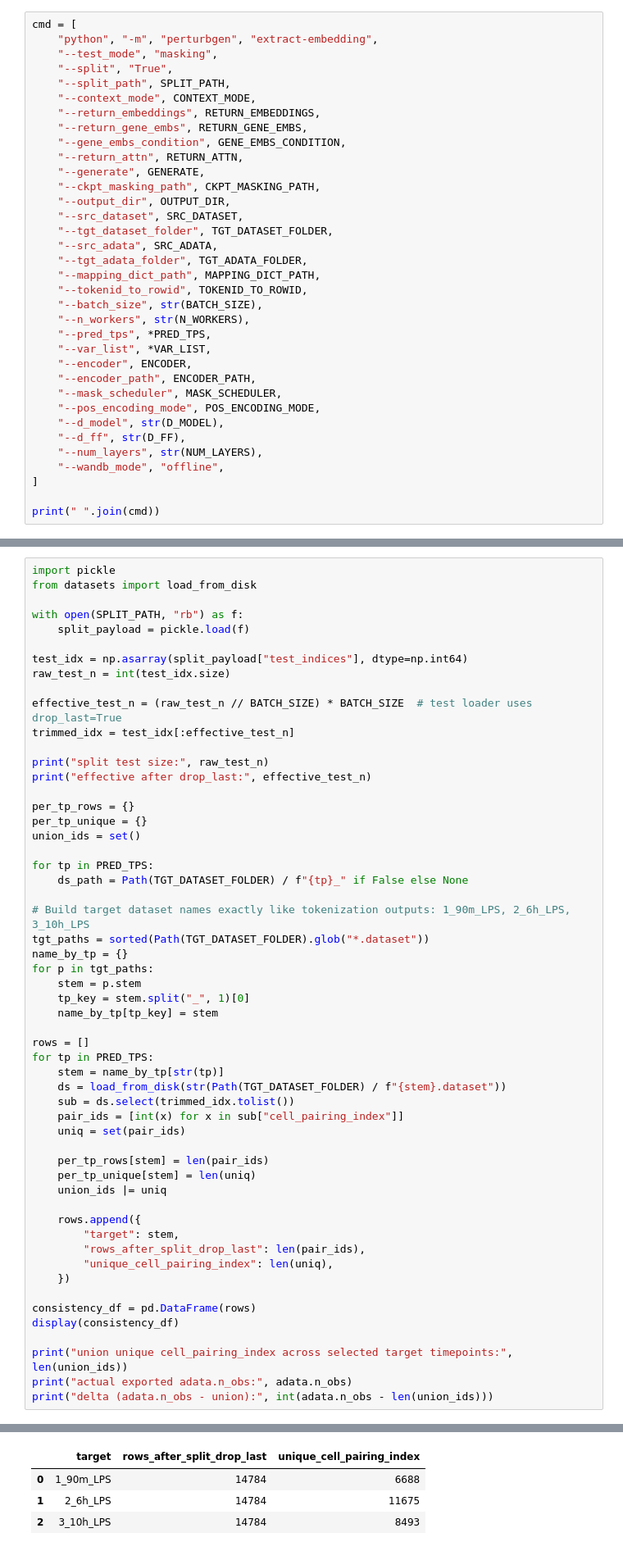
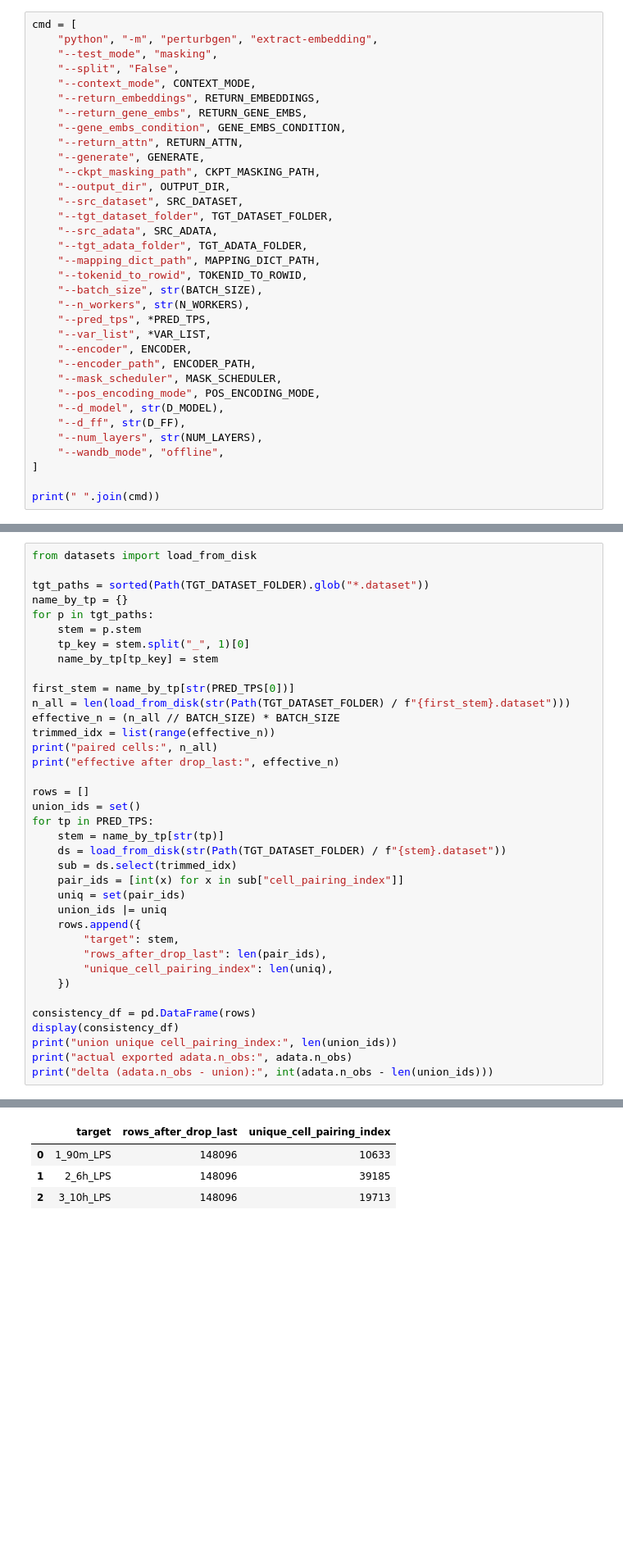
Before and after one commit to kocemir/Perturbgen, a Jupyter notebook: docs/examples/04_GeneEmbedding_Extraction.ipynb, the cells around one changed output, grey strips where cells are left out. Shown at 82% size. Saved outputs shown, nothing was run; the diff lists cells and outputs as text; blank space fills up the shorter version.

```diff
--- a/docs/examples/04_GeneEmbedding_Extraction.ipynb
+++ b/docs/examples/04_GeneEmbedding_Extraction.ipynb
@@ -142,8 +141,7 @@ context_mode: True | split: True (test only)
 cmd = [
     "python", "-m", "perturbgen", "extract-embedding",
     "--test_mode", "masking",
-    "--split", "True",
-    "--split_path", SPLIT_PATH,
+    "--split", "False",
     "--context_mode", CONTEXT_MODE,
     "--return_embeddings", RETURN_EMBEDDINGS,
     "--return_gene_embs", RETURN_GENE_EMBS,
@@ -257,27 +427,6 @@ This section computes, from first principles, why the exported embedding table c
 # %%
-import pickle
 from datasets import load_from_disk
 
-with open(SPLIT_PATH, "rb") as f:
-    split_payload = pickle.load(f)
-
-test_idx = np.asarray(split_payload["test_indices"], dtype=np.int64)
-raw_test_n = int(test_idx.size)
-
-effective_test_n = (raw_test_n // BATCH_SIZE) * BATCH_SIZE  # test loader uses drop_last=True
-trimmed_idx = test_idx[:effective_test_n]
-
-print("split test size:", raw_test_n)
-print("effective after drop_last:", effective_test_n)
-
-per_tp_rows = {}
-per_tp_unique = {}
-union_ids = set()
-
-for tp in PRED_TPS:
-    ds_path = Path(TGT_DATASET_FOLDER) / f"{tp}_" if False else None
-
-# Build target dataset names exactly like tokenization outputs: 1_90m_LPS, 2_6h_LPS, 3_10h_LPS
 tgt_paths = sorted(Path(TGT_DATASET_FOLDER).glob("*.dataset"))
 name_by_tp = {}
 for p in tgt_paths:
@@ -285,28 +434,31 @@ for p in tgt_paths:
     tp_key = stem.split("_", 1)[0]
     name_by_tp[tp_key] = stem
 
+first_stem = name_by_tp[str(PRED_TPS[0])]
+n_all = len(load_from_disk(str(Path(TGT_DATASET_FOLDER) / f"{first_stem}.dataset")))
+effective_n = (n_all // BATCH_SIZE) * BATCH_SIZE
+trimmed_idx = list(range(effective_n))
+print("paired cells:", n_all)
+print("effective after drop_last:", effective_n)
+
 rows = []
+union_ids = set()
 for tp in PRED_TPS:
     stem = name_by_tp[str(tp)]
     ds = load_from_disk(str(Path(TGT_DATASET_FOLDER) / f"{stem}.dataset"))
-    sub = ds.select(trimmed_idx.tolist())
+    sub = ds.select(trimmed_idx)
     pair_ids = [int(x) for x in sub["cell_pairing_index"]]
     uniq = set(pair_ids)
-
-    per_tp_rows[stem] = len(pair_ids)
-    per_tp_unique[stem] = len(uniq)
     union_ids |= uniq
-
     rows.append({
         "target": stem,
-        "rows_after_split_drop_last": len(pair_ids),
+        "rows_after_drop_last": len(pair_ids),
         "unique_cell_pairing_index": len(uniq),
     })
 
 consistency_df = pd.DataFrame(rows)
 display(consistency_df)
-
-print("union unique cell_pairing_index across selected target timepoints:", len(union_ids))
+print("union unique cell_pairing_index:", len(union_ids))
 print("actual exported adata.n_obs:", adata.n_obs)
 print("delta (adata.n_obs - union):", int(adata.n_obs - len(union_ids)))
 # %% [output]
@@ -315,4 +467,4 @@ effective after drop_last: 14784
-|  | target | rows_after_split_drop_last | unique_cell_pairing_index |
-| 0 | 1_90m_LPS | 14784 | 6688 |
-| 1 | 2_6h_LPS | 14784 | 11675 |
-| 2 | 3_10h_LPS | 14784 | 8493 |
+|  | target | rows_after_drop_last | unique_cell_pairing_index |
+| 0 | 1_90m_LPS | 148096 | 10633 |
+| 1 | 2_6h_LPS | 148096 | 39185 |
+| 2 | 3_10h_LPS | 148096 | 19713 |
```
Also changed, not shown: parts of 21 cells of this notebook, 8 other files.
